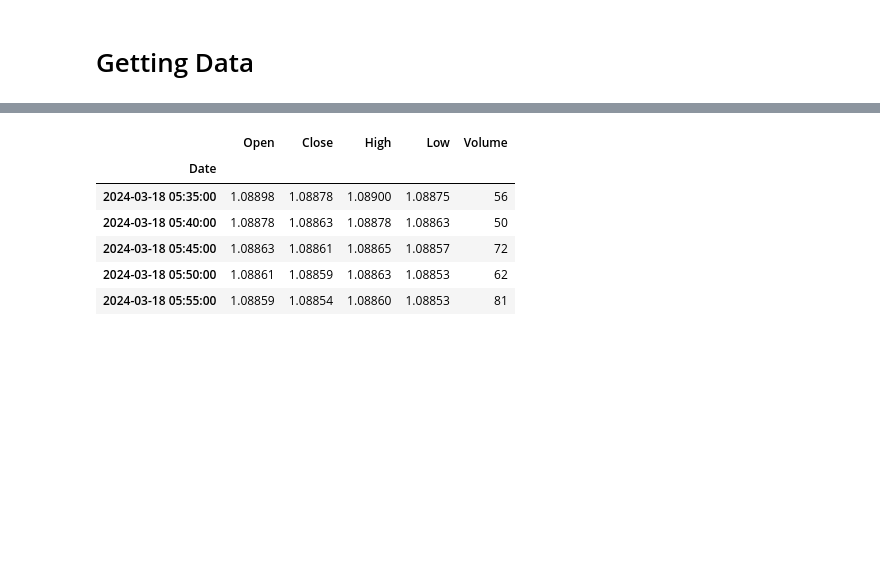
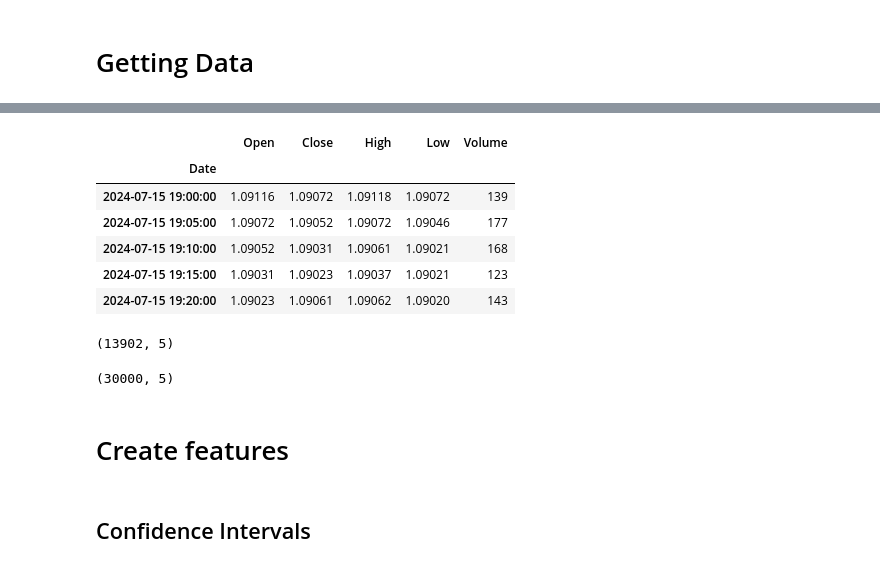
Before and after one commit to Alexa9der/trading_robot, a Jupyter notebook: src/trading_robot/notebooks/basic_future_inzenering.ipynb, the cells around one changed output, grey strips where cells are left out. Saved outputs shown, nothing was run; the diff lists cells and outputs as text; code cells hidden in the pictures; blank space fills up the shorter version.

```diff
--- a/src/trading_robot/notebooks/basic_future_inzenering.ipynb
+++ b/src/trading_robot/notebooks/basic_future_inzenering.ipynb
@@ -24,6 +21,7 @@ from future_inzenering.talib_indicators import TLIndicators
 # Getting Data
 # %%
 data_col = DataCollector()
-data = data_col.get_historical_data(symbol="EURUSD", timeframe= mt5.TIMEFRAME_M5 )
+d_data = data_col.get_historical_data(symbol="EURUSD" )
+data = data_col.get_historical_data(symbol="EURUSD",timeframe= mt5.TIMEFRAME_M5  ) # timeframe= mt5.TIMEFRAME_M5
 data.head()
 # %% [output]
@@ -30,7 +30,17 @@ data.head()
 |  | Open | Close | High | Low | Volume |
 | Date |  |  |  |  |  |
-| 2024-03-18 05:35:00 | 1.08898 | 1.08878 | 1.08900 | 1.08875 | 56 |
-| 2024-03-18 05:40:00 | 1.08878 | 1.08863 | 1.08878 | 1.08863 | 50 |
-| 2024-03-18 05:45:00 | 1.08863 | 1.08861 | 1.08865 | 1.08857 | 72 |
-| 2024-03-18 05:50:00 | 1.08861 | 1.08859 | 1.08863 | 1.08853 | 62 |
-| 2024-03-18 05:55:00 | 1.08859 | 1.08854 | 1.08860 | 1.08853 | 81 |
+| 2024-07-15 19:00:00 | 1.09116 | 1.09072 | 1.09118 | 1.09072 | 139 |
+| 2024-07-15 19:05:00 | 1.09072 | 1.09052 | 1.09072 | 1.09046 | 177 |
+| 2024-07-15 19:10:00 | 1.09052 | 1.09031 | 1.09061 | 1.09021 | 168 |
+| 2024-07-15 19:15:00 | 1.09031 | 1.09023 | 1.09037 | 1.09021 | 123 |
+| 2024-07-15 19:20:00 | 1.09023 | 1.09061 | 1.09062 | 1.09020 | 143 |
+# %%
+print(d_data.shape)
+data.shape
+# %% [output]
+(13902, 5)
+(30000, 5)
+# %% [markdown]
+# Create features
+# %% [markdown]
+## Confidence Intervals
```
Also changed, not shown: parts of 30 cells of this notebook, 9 other files.
